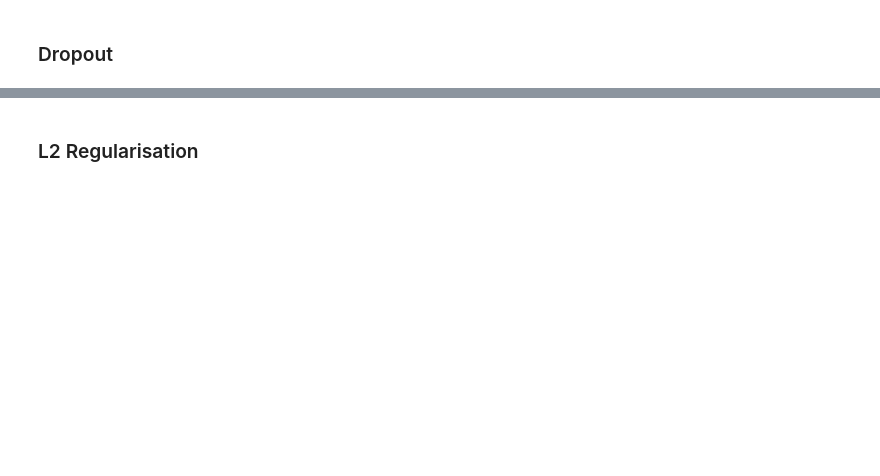
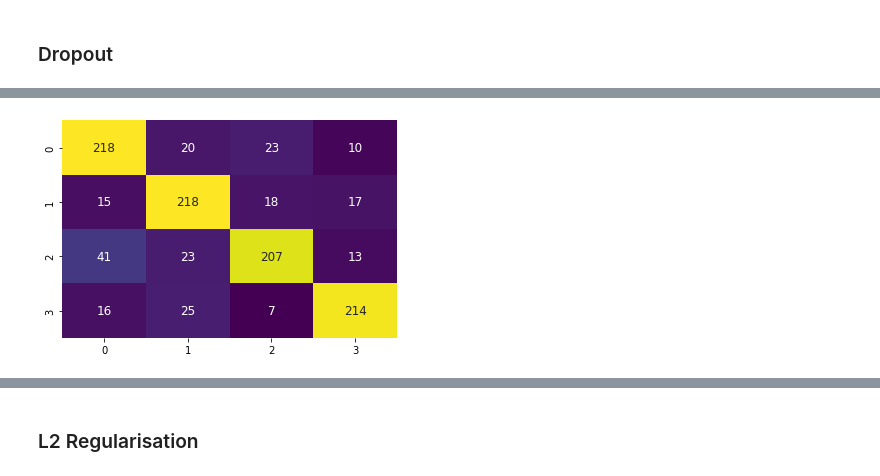
Before and after one commit to sur-sakthy/computer-vision, a Jupyter notebook: Assignment_1.ipynb, the cells around one changed output, grey strips where cells are left out. Drawn from its saved outputs; the diff is of its cells as text; code cells hidden in the pictures; blank space fills up the shorter version.

```diff
--- a/Assignment_1.ipynb
+++ b/Assignment_1.ipynb
@@ -505,0 +607,2 @@ plot(dropout_history.history['loss'], dropout_history.history['val_loss'], 'Loss
+# %%
+dropout_pred = evaluate_and_predict(dropout_model)
@@ -505,0 +617,4 @@ plot(dropout_history.history['loss'], dropout_history.history['val_loss'], 'Loss
+# %%
+draw_confusion_matrix(y_test, dropout_pred)
+# %% [output]
+[figure, added]
```
Also changed, not shown: parts of 40 cells of this notebook.
